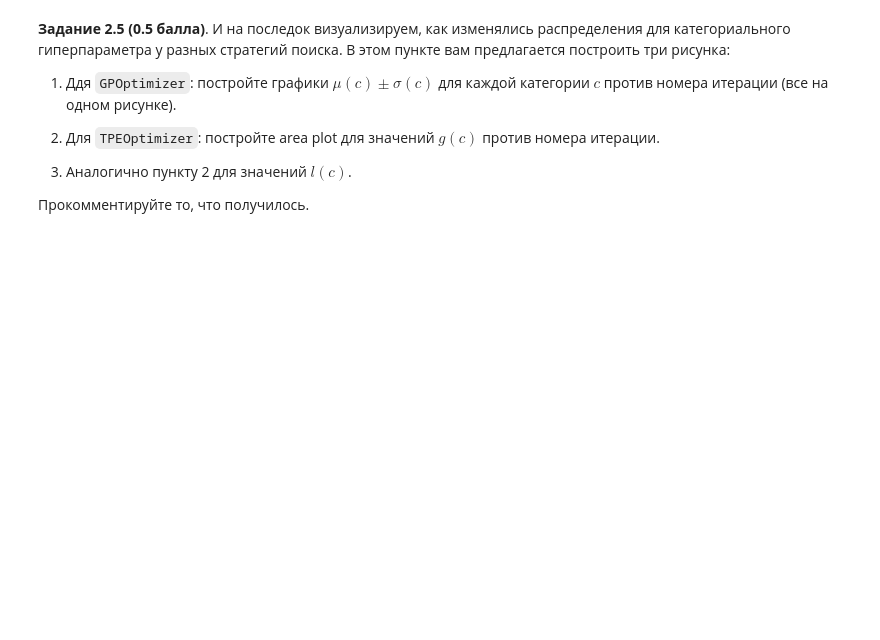
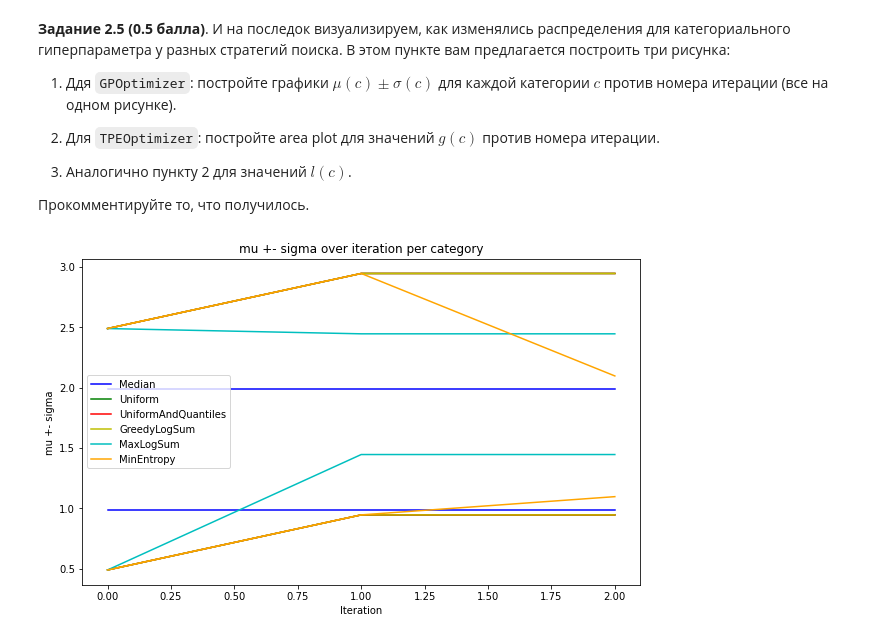
Before and after one commit to Panesher/Machine-Learning, a Jupyter notebook: ML/HW-14/homework-practice-14-Panesh.ipynb, the cells around one changed output. Drawn from its saved outputs; the diff is of its cells as text; code cells hidden in the pictures; blank space fills up the shorter version.

```diff
--- a/ML/HW-14/homework-practice-14-Panesh.ipynb
+++ b/ML/HW-14/homework-practice-14-Panesh.ipynb
@@ -466,4 +466,37 @@ plt.show()
 
 Прокомментируйте то, что получилось.
 # %%
-# Your code here (⊃｡•́‿•̀｡)⊃
+key = 'feature_border_type'
+mus = {}
+sigmas = {}
+for cat in gp.param_distributions[key].categories:
+    mus[cat] = []
+    sigmas[cat] = []
+
+for i in range(1, len(gp.scores_history) + 1):
+    scores_history = gp.scores_history[:i]
+    params_history = gp.params_history[key][:i]
+    y_star = np.max(scores_history)
+    for cat in gp.param_distributions[key].categories:
+        scores_cat_hist = scores_history[params_history == cat]
+        if len(scores_cat_hist) == 0:
+            mus[cat] += [y_star]
+            sigmas[cat] += [1.]
+        else:
+            mus[cat] += [scores_cat_hist.mean()]
+            sigmas[cat] += [np.sqrt(
+                1. + ((scores_cat_hist - mus[cat][-1]) ** 2).sum()
+            ) / (1. + len(scores_cat_hist))]
+
+plt.figure(figsize=(10, 6))
+colors = ['b', 'g', 'r', 'y', 'c', 'orange']
+for i, cat in enumerate(gp.param_distributions[key].categories):
+    plt.plot(np.arange(len(mus[cat])), np.array(mus[cat]) + np.array(sigmas[cat]), label=cat, color=colors[i % len(colors)])
+    plt.plot(np.arange(len(mus[cat])), np.array(mus[cat]) - np.array(sigmas[cat]), color=colors[i % len(colors)])
+plt.legend()
+plt.xlabel('Iteration')
+plt.ylabel('mu +- sigma')
+plt.title('mu +- sigma over iteration per category')
+plt.show()
+# %% [output]
+[figure, added]
```
Also changed, not shown: parts of 10 cells of this notebook.
